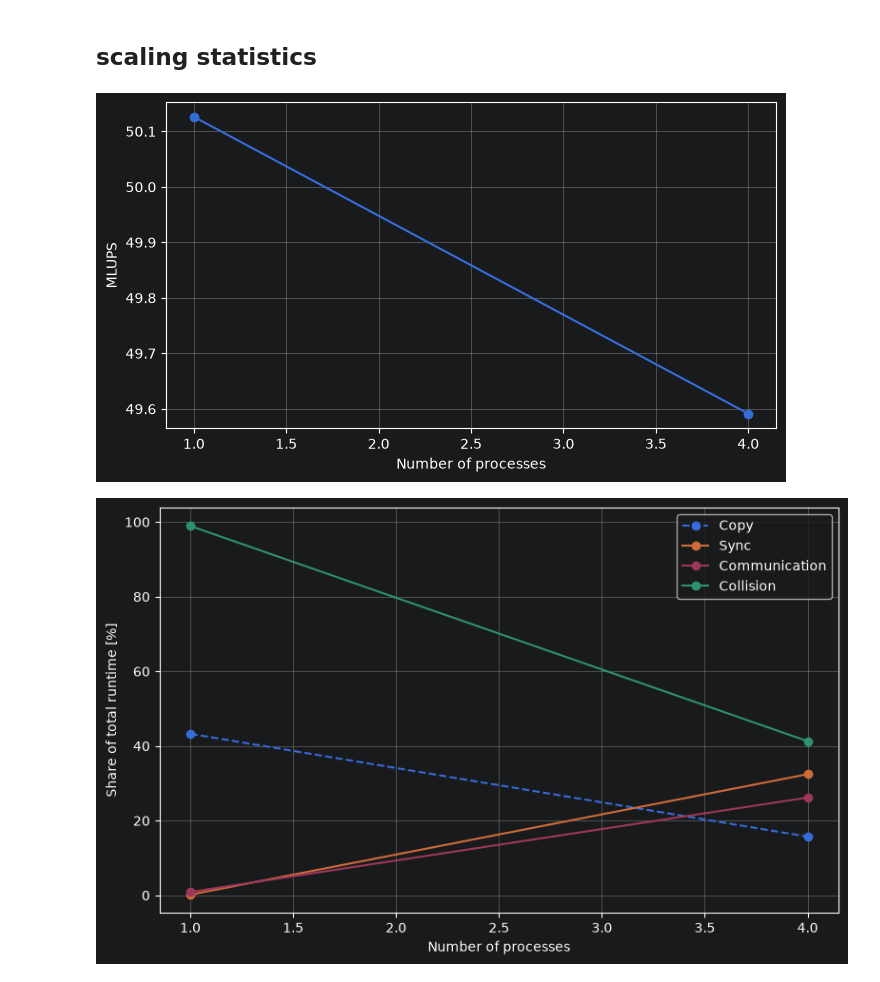
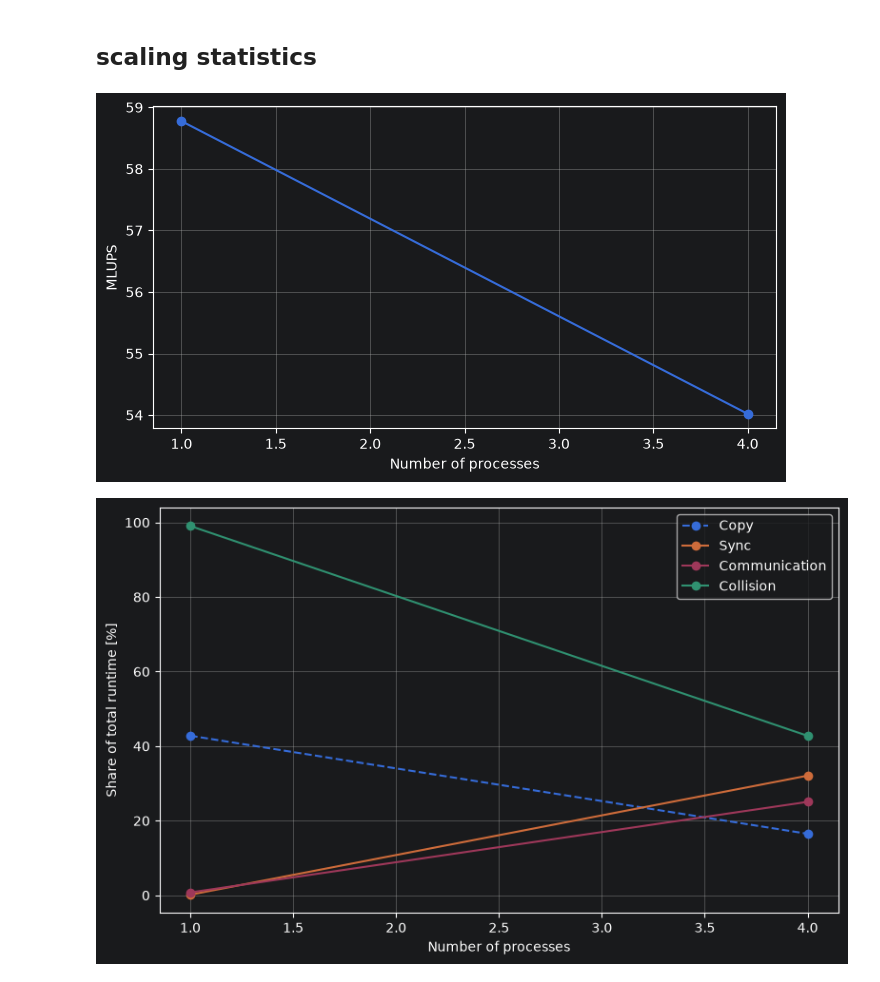
Before and after one commit to FranekM/Lattice-Boltzmann-D2Q9-Solver-in-Fortran, a Jupyter notebook: eval/evaluation.ipynb, the cells around one changed output. Saved outputs shown, nothing was run; the diff lists cells and outputs as text; code cells hidden in the pictures.

```diff
--- a/eval/evaluation.ipynb
+++ b/eval/evaluation.ipynb
@@ -113,7 +113,7 @@ field_streamplot(4, density=2.0)
 ## scaling statistics
 # %%
 df = pd.read_csv(
-        f"../out/optim_3/stats.tsv",
+        f"../out/optim_4/stats.tsv",
         sep = "\t",
         names = ["n", "i", "MLUPS", "total", "copy", "sync", "communication", "collision"]
 )
@@ -157,32 +157,32 @@ for col, label, style in [
     ("collision", "Collision", "o-"),
 ]:
     plt.plot(relative["n"], relative[col], style, label=label)
 
 plt.xlabel("Number of processes")
 plt.ylabel("Share of total runtime [%]")
 plt.grid(True)
 plt.legend()
 plt.tight_layout()
 plt.show()
 
 
 # Absolute times
 plt.figure(figsize = (8, 5))
 
 for col, label, style in [
     ("copy", "Copy", "o--"),
     ("sync", "Sync", "o-"),
     ("communication", "Communication", "o-"),
     ("collision", "Collision", "o-"),
 ]:
     plt.plot(relative["n"], relative[col], style, label=label)
 
 plt.xlabel("Number of processes")
 plt.ylabel("Time [s]")
 plt.grid(True)
 plt.legend()
 plt.tight_layout()
 plt.show()
 # %% [output]
-[figure, old version]
+[figure, new version]
-[figure, old version]
+[figure, new version]
```
Also changed, not shown: parts of 2 cells of this notebook, 6 other files.
